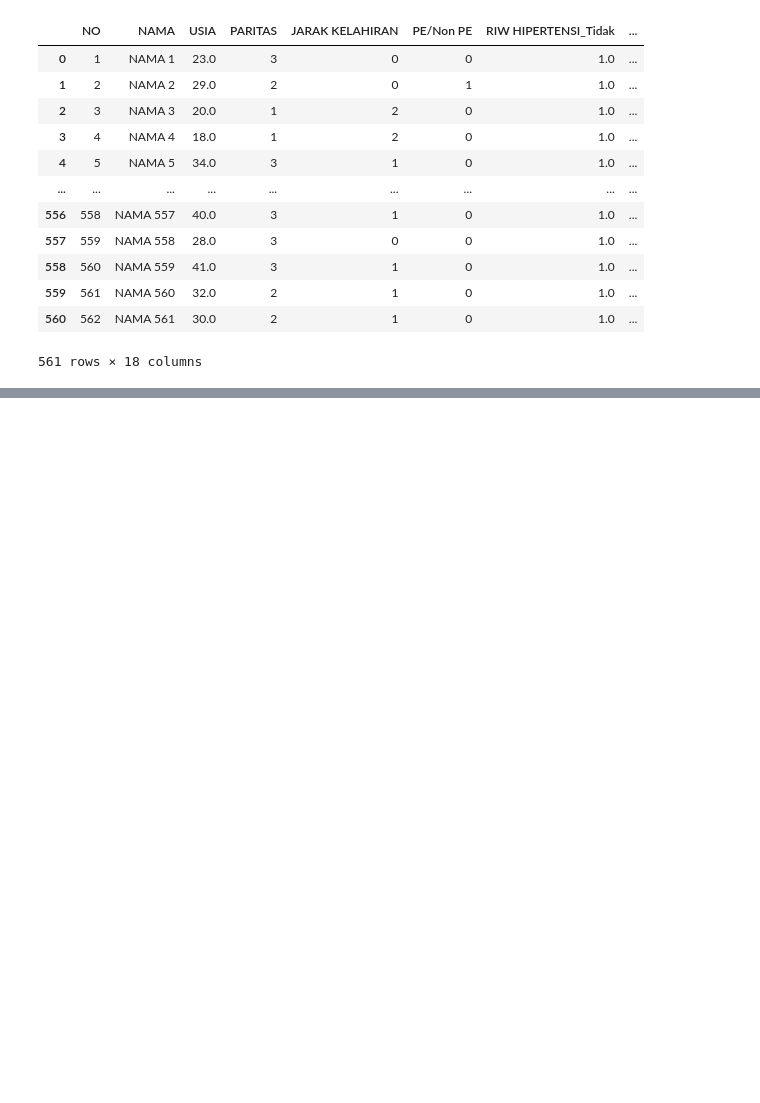
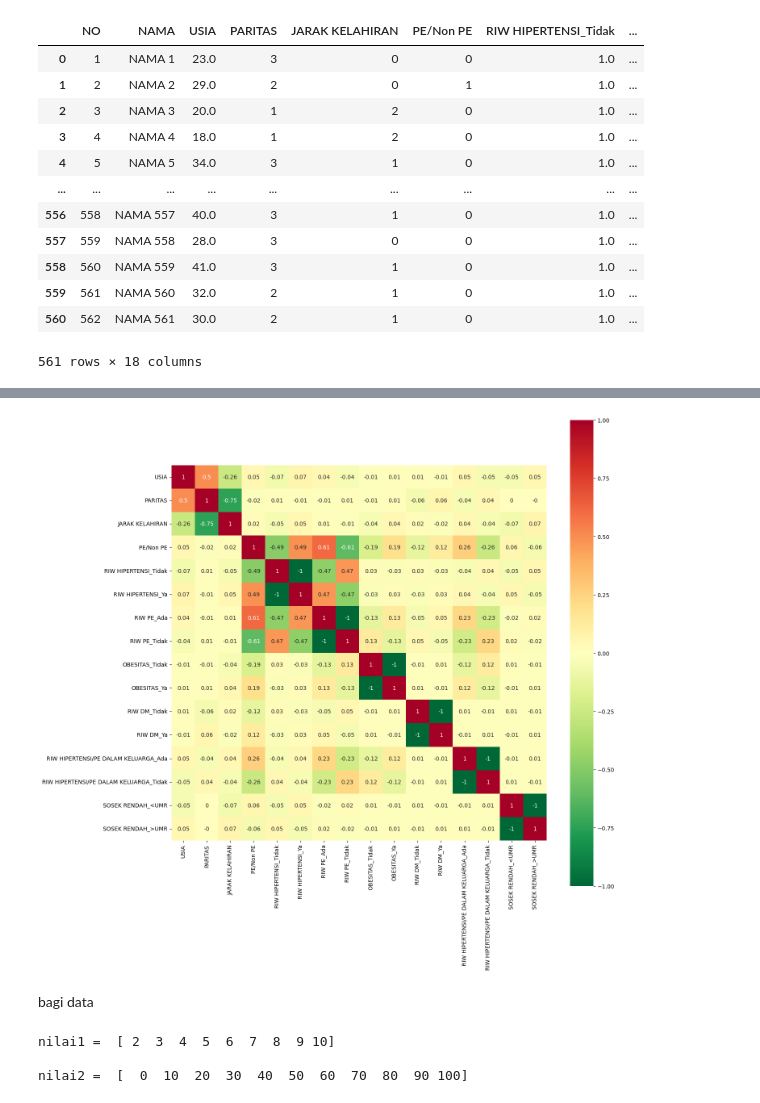
Before and after one commit to rreennn/Data-Mining-1, a Jupyter notebook: Tugas2DataMining.ipynb, the cells around one changed output, grey strips where cells are left out. Saved outputs shown, nothing was run; the diff lists cells and outputs as text; code cells hidden in the pictures; blank space fills up the shorter version.

```diff
--- a/Tugas2DataMining.ipynb
+++ b/Tugas2DataMining.ipynb
@@ -506,0 +577,15 @@ datasets.to_csv('datasets-jadi.csv', index=False)
+# %%
+df = datasets.drop(['NAMA','NO'], axis=1)
+# %%
+correlation = df.corr()
+plt.subplots(figsize = (15,15))
+sns.heatmap(correlation.round(2),
+            annot = True,
+            vmax = 1,
+            square = True,
+            cmap = 'RdYlGn_r')
+plt.show()
+# %% [output]
+[figure, added]
+# %% [markdown]
+bagi data
@@ -506,0 +598,10 @@ datasets.to_csv('datasets-jadi.csv', index=False)
+# %%
+nilai1 = np.arange(2,11)
+print('nilai1 = ', nilai1)
+print()
+nilai2 = np.arange(0,101,10)
+print('nilai2 = ', nilai2)
+# %% [output]
+nilai1 =  [ 2  3  4  5  6  7  8  9 10]
+
+nilai2 =  [  0  10  20  30  40  50  60  70  80  90 100]
```
Also changed, not shown: parts of 18 cells of this notebook.
